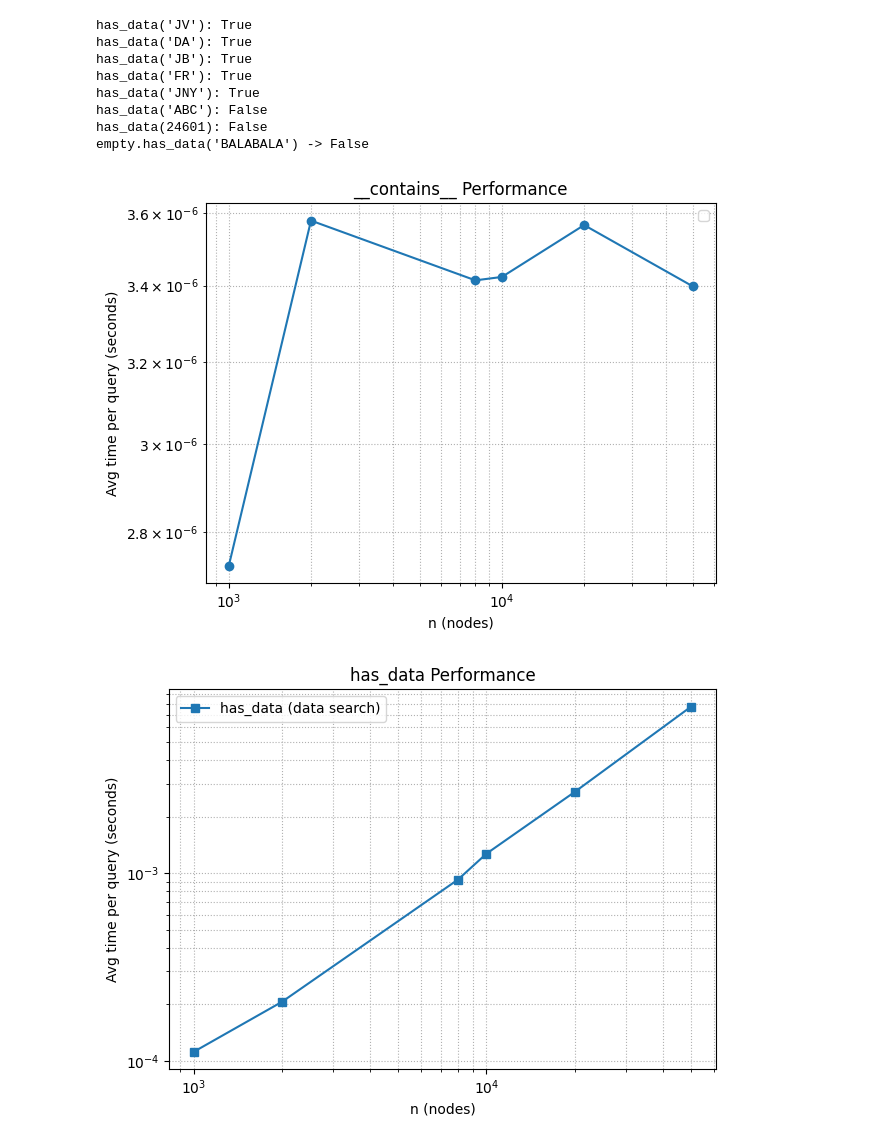
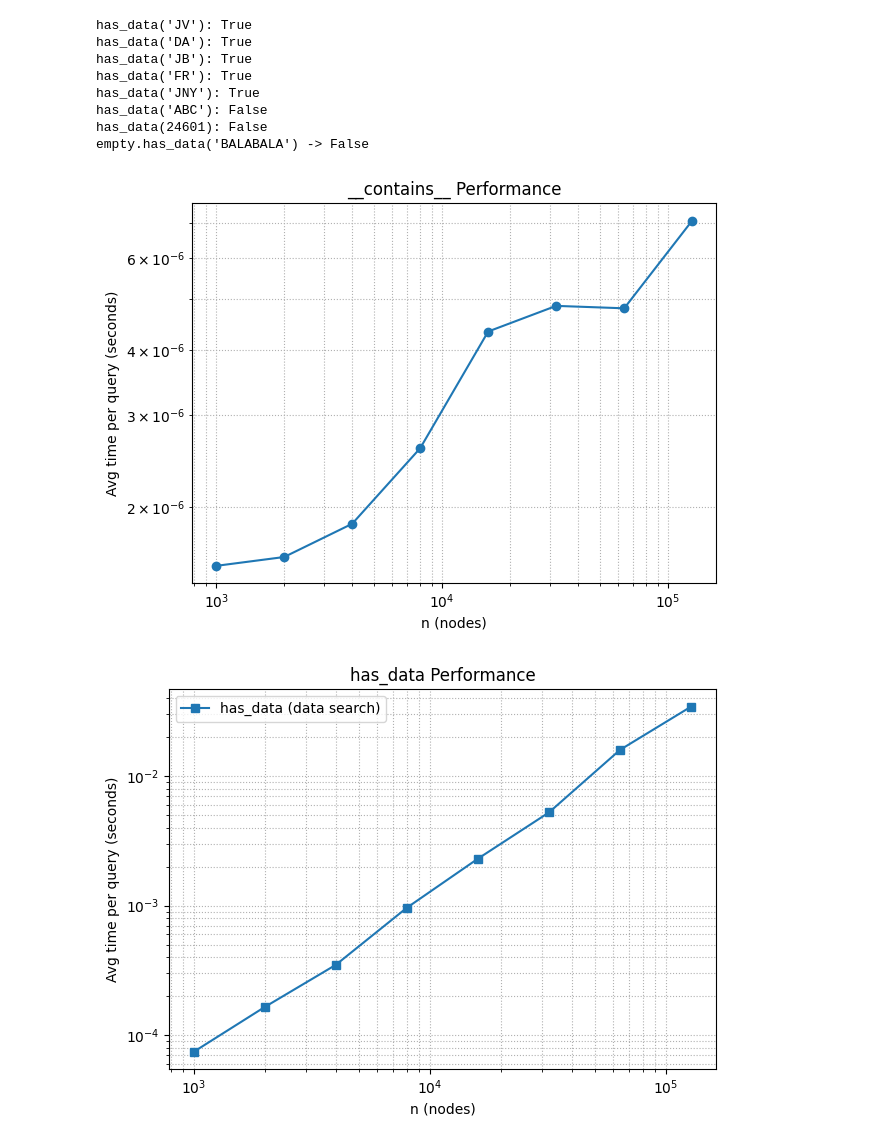
Before and after one commit to yw2247/compmethods-yw2247, a Jupyter notebook: problem_set_1/exercise4.ipynb, the cells around one changed output. Saved outputs shown, nothing was run; the diff lists cells and outputs as text; code cells hidden in the pictures.

```diff
--- a/problem_set_1/exercise4.ipynb
+++ b/problem_set_1/exercise4.ipynb
@@ -163,7 +163,7 @@ def time_has_data(tree, query_data):
 
 # experiment begins
 random.seed(123)
-sizes = [1000, 2000, 8000, 10000, 20000, 50000]
+sizes = [1000, 2000, 4000, 8000, 16000, 32000, 64000, 128000]
 avg_contains = []
 avg_has_data = []
 setup_times = []
@@ -205,16 +205,15 @@ for n in sizes:
 # %%
 # time plot for __contains__
 plt.figure()
 plt.loglog(sizes, avg_contains, marker='o', label="__contains__ (key search)")
 plt.xlabel("n (nodes)")
 plt.ylabel("Avg time per query (seconds)")
 plt.title("__contains__ Performance")
-plt.legend()
 plt.grid(True, which="both", ls=":")
 plt.tight_layout()
 plt.savefig("plots/4d_contains.png", dpi=200)
 # %% [output]
-[figure, old version]
+[figure, new version]
 # %%
 # time plot for has_data
 plt.figure()
@@ -227,7 +226,7 @@ plt.grid(True, which="both", ls=":")
 plt.tight_layout()
 plt.savefig("plots/4d_has.png", dpi=200)
 # %% [output]
-[figure, old version]
+[figure, new version]
 # %%
 # Comparison plot
 line1, = plt.loglog(sizes, avg_contains, marker='o', label="__contains__ (key search)")
```
Also changed, not shown: parts of 2 cells of this notebook, 11 other files.
